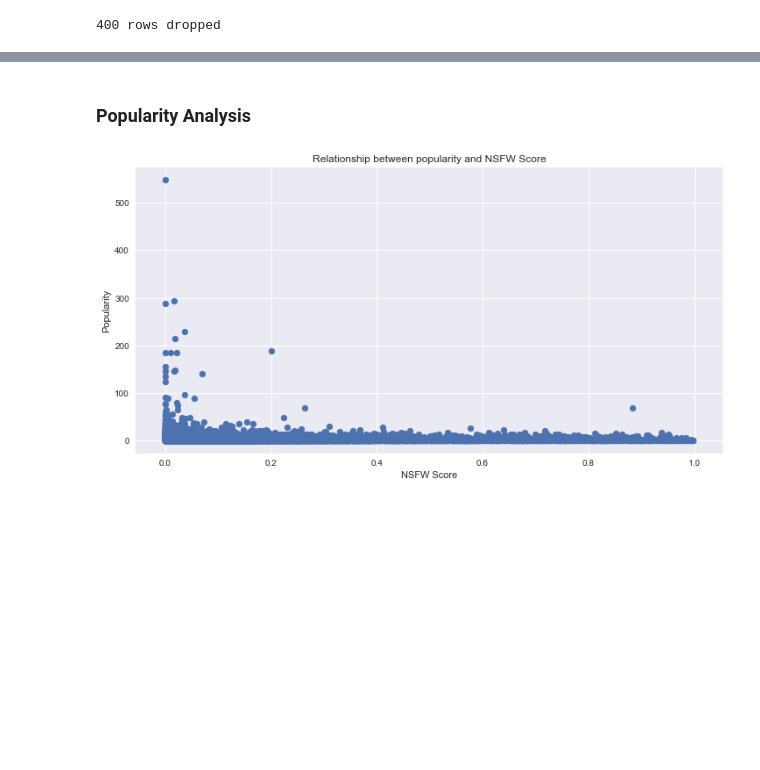
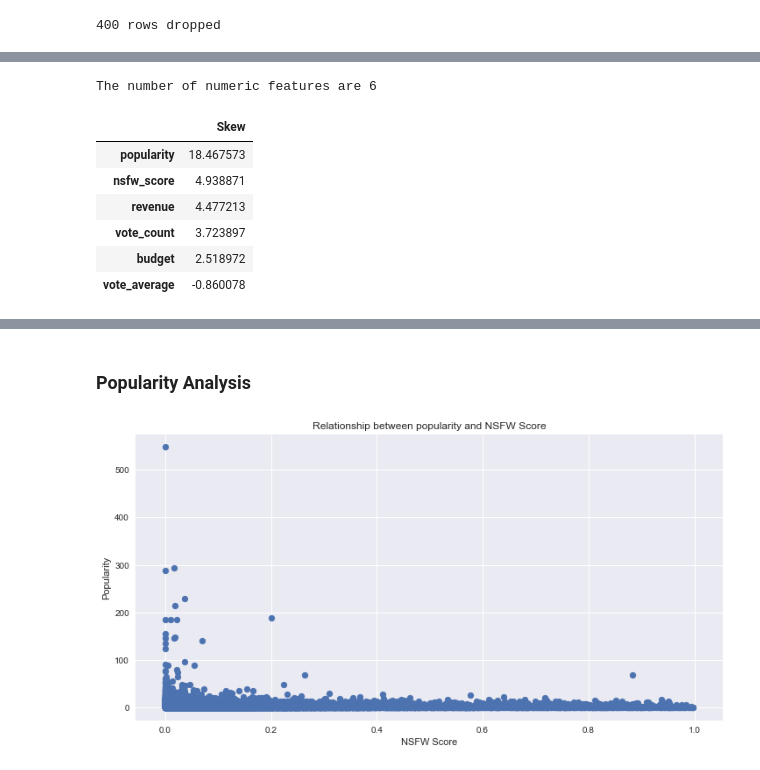
Before and after one commit to aravindsrinivasan/movie-ranking-recommendation-system, a Jupyter notebook: notebooks/nsfw_score-analysis.ipynb, the cells around one changed output, grey strips where cells are left out. Cells and saved outputs as stored; diff of their text form; code cells hidden in the pictures; blank space fills up the shorter version.

```diff
--- a/notebooks/nsfw_score-analysis.ipynb
+++ b/notebooks/nsfw_score-analysis.ipynb
@@ -75,0 +92,6 @@ print '{} rows dropped'.format(df.shape[0] - movie_data.shape[0])
+# %%
+#converting the data types as neccesary
+movie_data.loc[:, 'budget'] = pd.to_numeric(movie_data['budget'])
+movie_data.loc[:, 'original_language'] = movie_data.original_language.astype(str)
+movie_data.loc[:,'popularity'] = pd.to_numeric(movie_data['popularity'])
+print movie_data.dtypes
@@ -75,0 +109,7 @@ print '{} rows dropped'.format(df.shape[0] - movie_data.shape[0])
+# %%
+#dropping rows with missing data
+movie_df = movie_data.replace(0,'NaN')
+movie_df = movie_df[(movie_df.revenue != 'NaN') & (movie_df.revenue != 'NaN') & (movie_df.budget != 'NaN')]
+print '{} rows dropped'.format(movie_data.shape[0] - movie_df.shape[0])
+#replacing NaNs with 0 everywhere else
+movie_df = movie_df.replace('NaN', 0)
@@ -75,0 +151,17 @@ print '{} rows dropped'.format(df.shape[0] - movie_data.shape[0])
+# %%
+#checking for skew
+numeric_feats = movie_df.dtypes[(movie_df.dtypes != "object")].index
+print 'The number of numeric features are {}'.format(numeric_feats.shape[0])
+# Check the skew of all numerical features
+skewed_feats = movie_df[numeric_feats].apply(lambda x: skew(x.dropna())).sort_values(ascending=False)
+skewness = pd.DataFrame({'Skew' :skewed_feats})
+skewness.head(30)
+# %% [output]
+The number of numeric features are 6
+|  | Skew |
+| popularity | 18.467573 |
+| nsfw_score | 4.938871 |
+| revenue | 4.477213 |
+| vote_count | 3.723897 |
+| budget | 2.518972 |
+| vote_average | -0.860078 |
```
Also changed, not shown: parts of 15 cells of this notebook.
